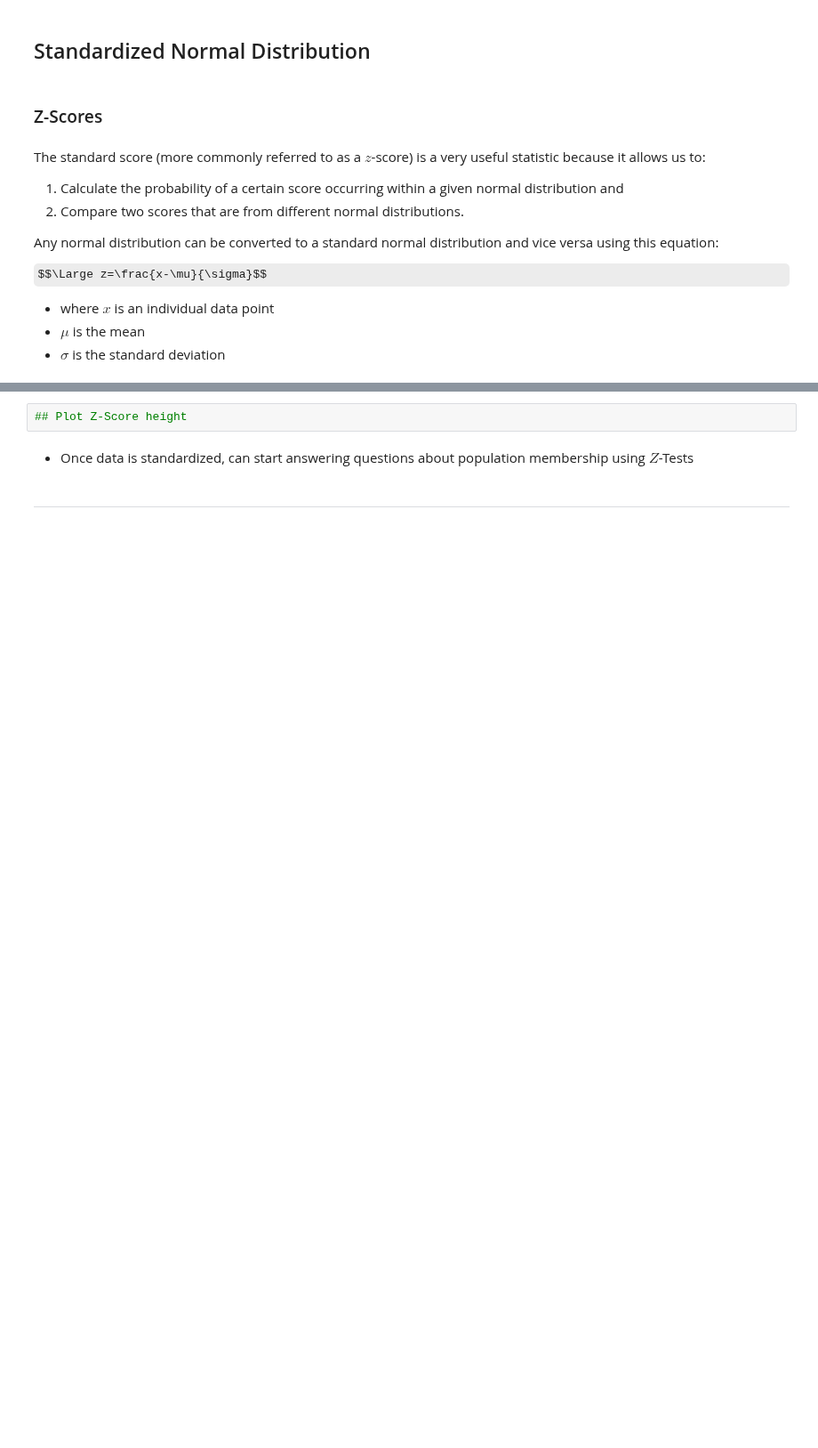
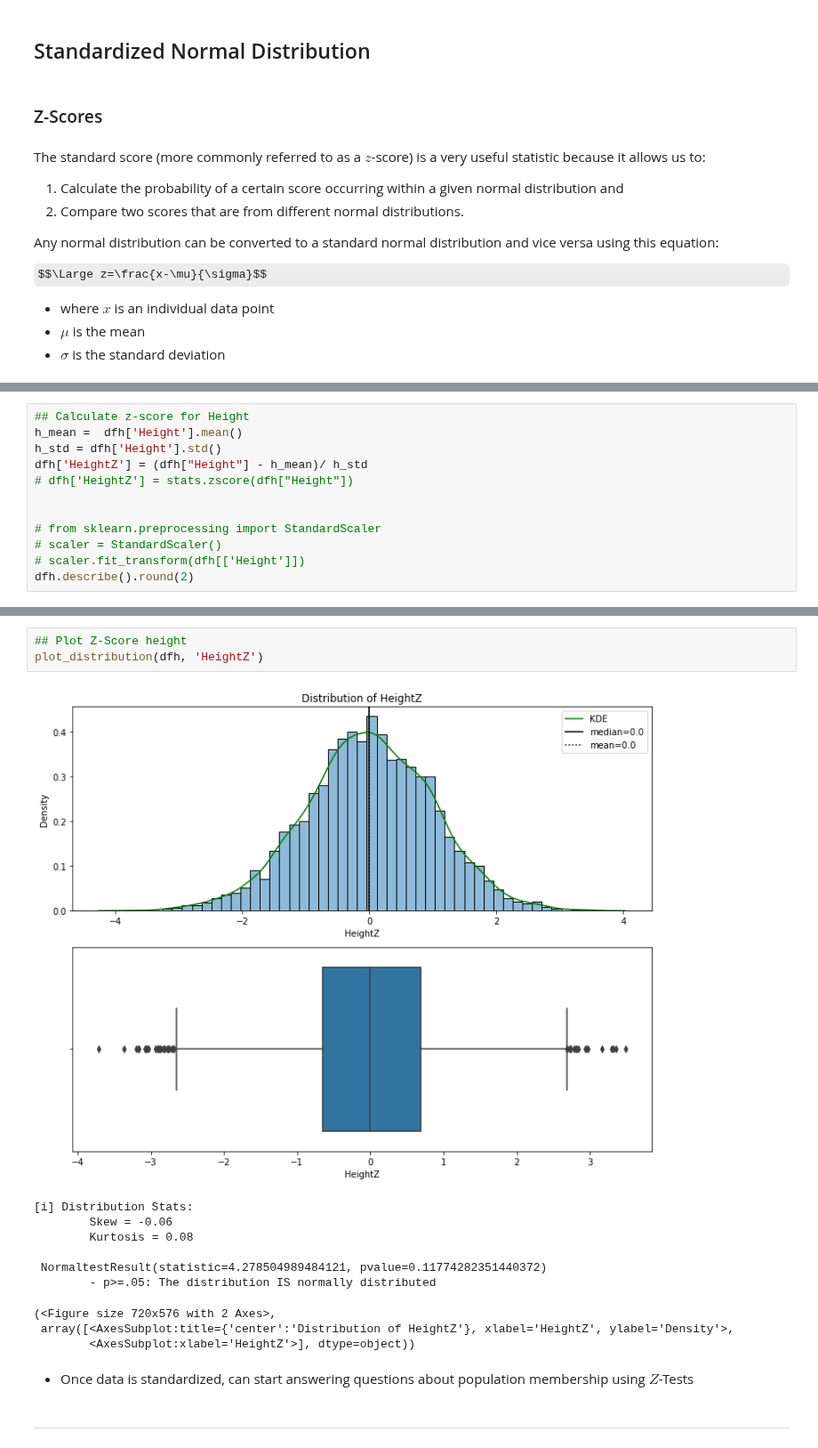
Before and after one commit to flatiron-school/Online-DS-FT-022221-Cohort-Notes, a Jupyter notebook: Phase_2/topic_13_central_limit_theorem/topic_13_central_limit_theorem_SG.ipynb, the cells around one changed output, grey strips where cells are left out. Shown at 89% size. Cells and saved outputs as stored; diff of their text form; some formulas as TeX source; blank space fills up the shorter version.

```diff
--- a/Phase_2/topic_13_central_limit_theorem/topic_13_central_limit_theorem_SG.ipynb
+++ b/Phase_2/topic_13_central_limit_theorem/topic_13_central_limit_theorem_SG.ipynb
@@ -128,0 +163,12 @@ $$\Large z=\frac{x-\mu}{\sigma}$$
+# %%
+## Calculate z-score for Height
+h_mean =  dfh['Height'].mean()
+h_std = dfh['Height'].std()
+dfh['HeightZ'] = (dfh["Height"] - h_mean)/ h_std
+# dfh['HeightZ'] = stats.zscore(dfh["Height"])
+
+
+# from sklearn.preprocessing import StandardScaler
+# scaler = StandardScaler()
+# scaler.fit_transform(dfh[['Height']])
+dfh.describe().round(2)
@@ -129,5 +185,17 @@ $$\Large z=\frac{x-\mu}{\sigma}$$
 # %%
 ## Plot Z-Score height
+plot_distribution(dfh, 'HeightZ')
+# %% [output]
+[figure, added]
+[i] Distribution Stats:
+        Skew = -0.06
+        Kurtosis = 0.08
+
+ NormaltestResult(statistic=4.278504989484121, pvalue=0.11774282351440372)
+        - p>=.05: The distribution IS normally distributed
+(<Figure size 720x576 with 2 Axes>,
+ array([<AxesSubplot:title={'center':'Distribution of HeightZ'}, xlabel='HeightZ', ylabel='Density'>,
+        <AxesSubplot:xlabel='HeightZ'>], dtype=object))
 # %% [markdown]
 - Once data is standardized, can start answering questions about population membership using $Z$-Tests
 # %% [markdown]
```
Also changed, not shown: parts of 36 cells of this notebook.
